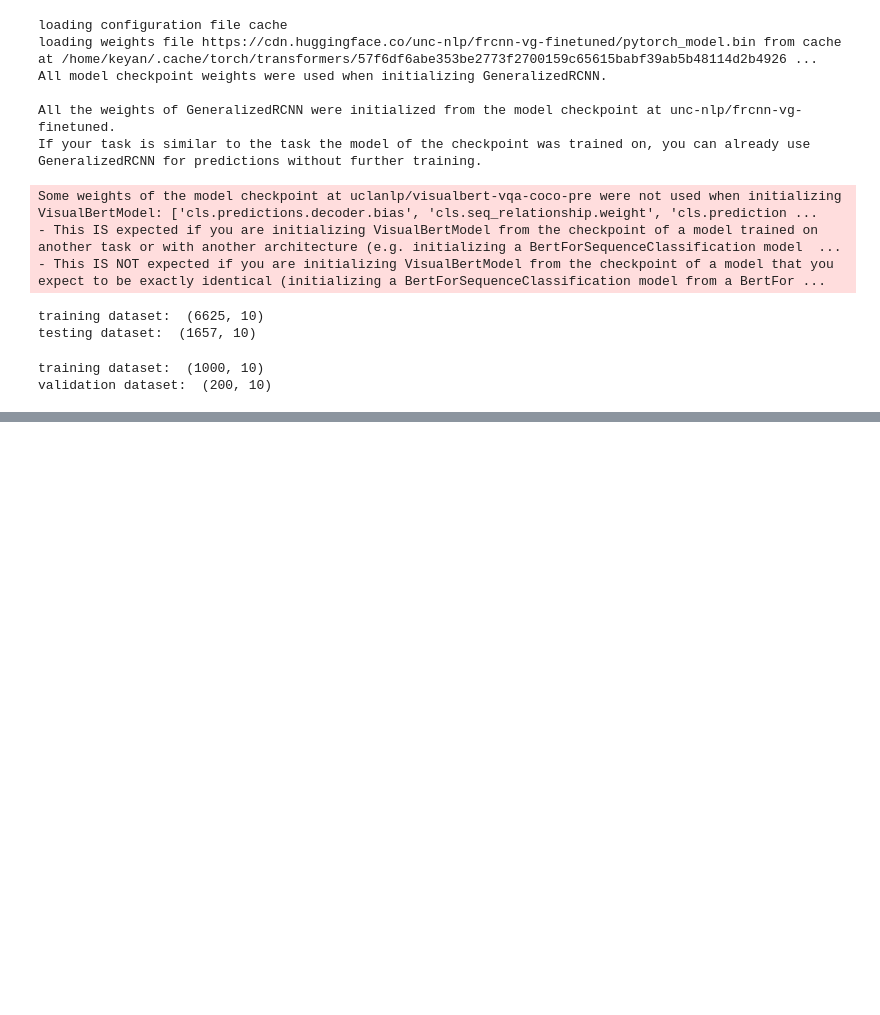
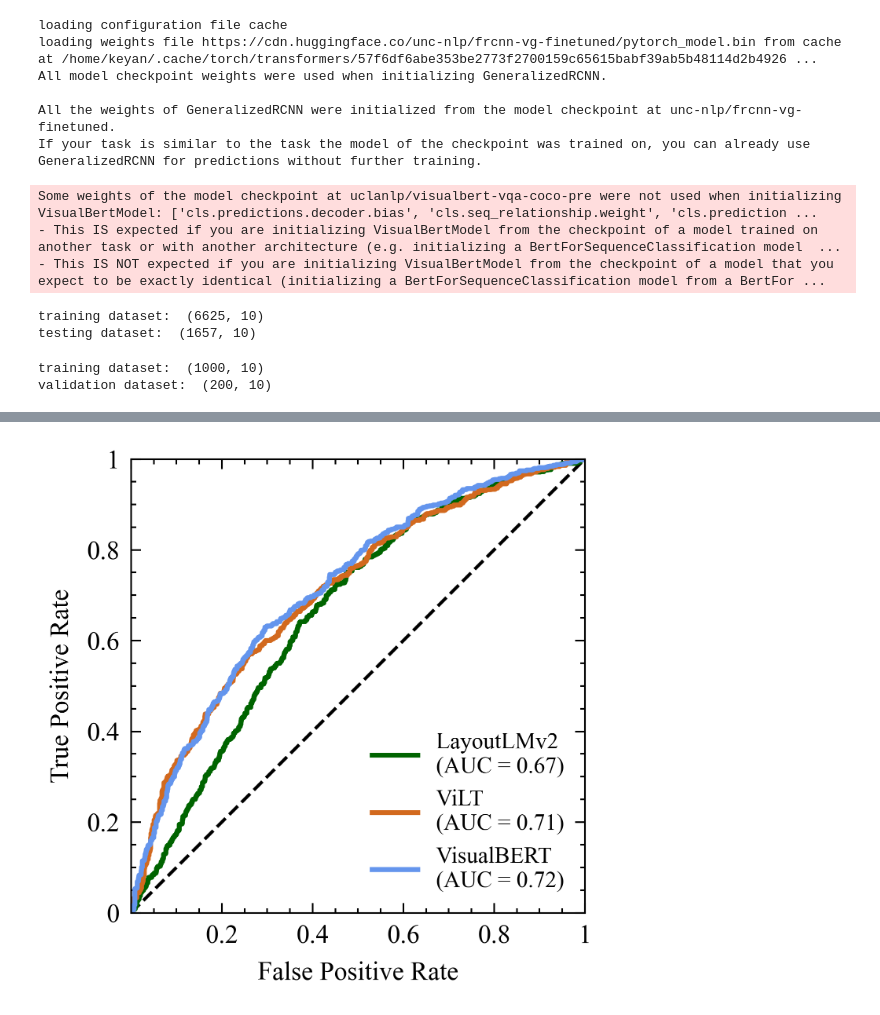
Before and after one commit to keyanUB/meme_models, a Jupyter notebook: visualbert/visbert.ipynb, the cells around one changed output, grey strips where cells are left out. Saved outputs shown, nothing was run; the diff lists cells and outputs as text; code cells hidden in the pictures; blank space fills up the shorter version.

```diff
--- a/visualbert/visbert.ipynb
+++ b/visualbert/visbert.ipynb
@@ -418,34 +427,36 @@ plt.rcParams.update({
 fig = plt.figure()
 ax = fig.add_subplot()
 ax.plot([0, 1], [0, 1], color='black', linestyle='--')
 
-ax.plot(fpr_layout, tpr_layout, color='darkorange', label='LayoutLMv2 \n(AUC = %0.2f)' % auc(fpr_layout, tpr_layout))
+ax.plot(fpr_layout, tpr_layout, color='darkgreen', label='LayoutLMv2 \n(AUC = %0.2f)' % auc(fpr_layout, tpr_layout), linestyle='-', linewidth=1.5)
 
-ax.plot(fpr_vilt, tpr_vilt, color='darkblue', label='ViLT \n(AUC = %0.2f)' % auc(fpr_vilt, tpr_vilt), linestyle='-')
+ax.plot(fpr_vilt, tpr_vilt, color='chocolate', label='ViLT \n(AUC = %0.2f)' % auc(fpr_vilt, tpr_vilt), linestyle='-', linewidth=1.5)
 
-ax.plot(fpr_vs, tpr_vs, color='darkgreen', label='VisualBERT \n(AUC = %0.2f)' % auc(fpr_vs, tpr_vs), linestyle='-.')
+ax.plot(fpr_vs, tpr_vs, color='cornflowerblue', label='VisualBERT \n(AUC = %0.2f)' % auc(fpr_vs, tpr_vs), linestyle='-', linewidth=1.5)
 
 # remove the margin
 ax.margins(0)
 
 # set the axis labels and legend
 ax.set_xlabel('False Positive Rate')
 ax.set_ylabel('True Positive Rate')
 
 # replace 0.0 with 0 and 1.0 with 1
 ax.set_xticks([0, 0.2, 0.4, 0.6, 0.8, 1])
 ax.set_xticklabels(['', '0.2', '0.4', '0.6', '0.8', '1'])
 ax.set_yticks([0, 0.2, 0.4, 0.6, 0.8, 1])
-ax.set_yticklabels(['', '0.2', '0.4', '0.6', '0.8', '1'])
+ax.set_yticklabels(['0', '0.2', '0.4', '0.6', '0.8', '1'])
 
 # add 0 axis at the left bottom and 1 axis at the right top
 
 # make square
 ax.set_aspect('equal')
 
 # change the lengend box size
 ax.legend(loc='lower right', prop={'size': 7}, frameon=False)
 
 
 # save the figure
 plt.savefig('roc_curve.pdf', bbox_inches='tight')
+# %% [output]
+[figure, added]
```
Also changed, not shown: parts of 1 cell of this notebook, 4 other files.
